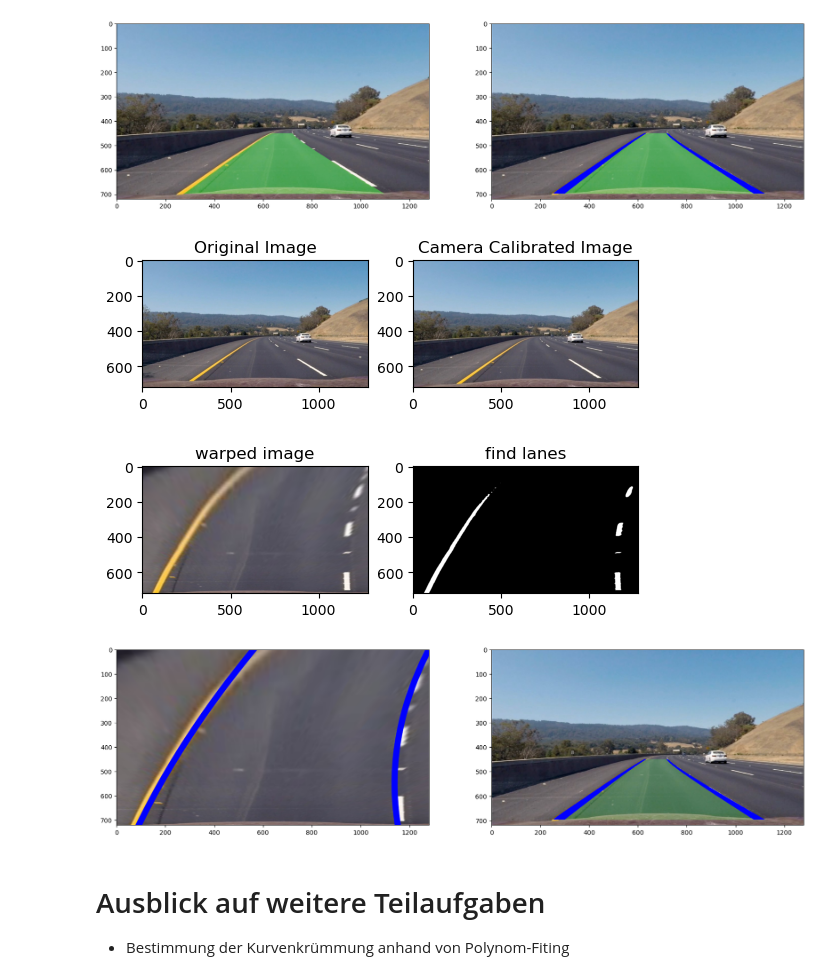
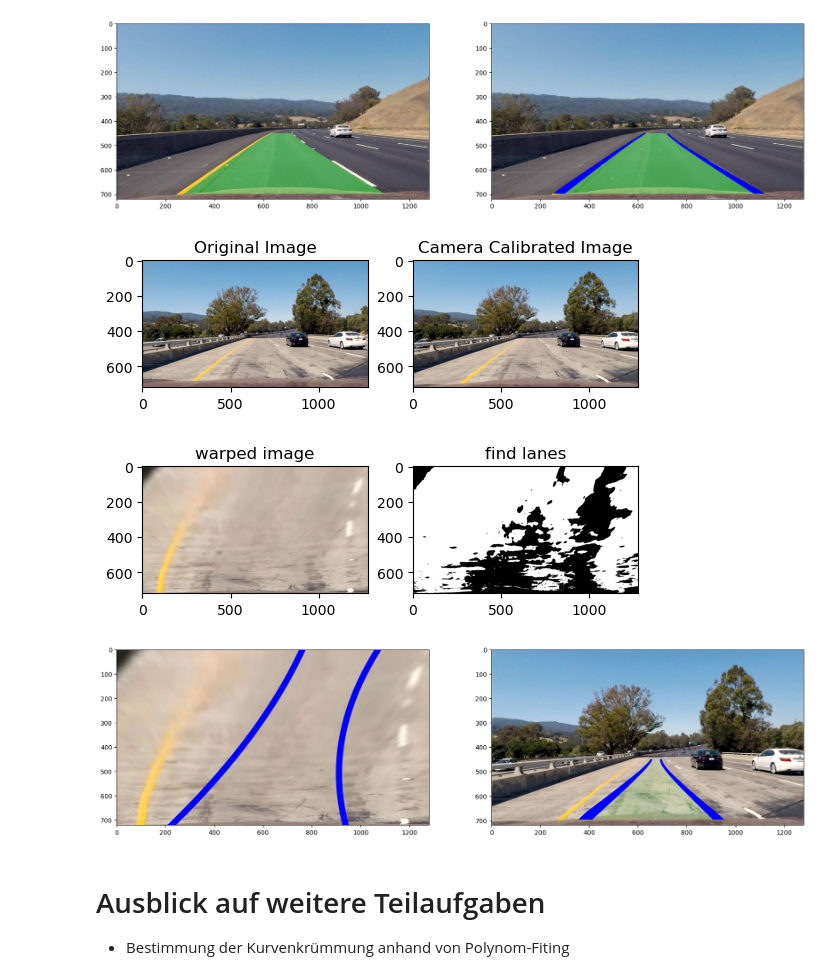
Before and after one commit to viccistrobel/DBV_Spurerkennung, a Jupyter notebook: Projekt_Spurerkennung_v6/Projekt_Spurerkennung_v2.ipynb, the cells around one changed output. Saved outputs shown, nothing was run; the diff lists cells and outputs as text; code cells hidden in the pictures.

```diff
--- a/Projekt_Spurerkennung_v6/Projekt_Spurerkennung_v2.ipynb
+++ b/Projekt_Spurerkennung_v6/Projekt_Spurerkennung_v2.ipynb
@@ -291,7 +291,7 @@ plt.show()
 ## All Steps at once
 
 # Load example image
-img1 = cv.imread('./img/Udacity/image005.jpg', -1)
+img1 = cv.imread('./img/Udacity/image003.jpg', -1)
 plt.subplot(1,2,1)
 plt.imshow(cv.cvtColor(img1, cv.COLOR_BGR2RGB))
 plt.title('Original Image')
@@ -395,36 +395,36 @@ right_curve_stack = np.stack((right_xn, right_yn), axis=-1)
 
 # create array containing both lines
 pts = np.array([left_curve_stack, right_curve_stack[::-1]], np.int32)
 pts = pts.reshape((-1,1,2))
 
 # fill space between lines with (green) polygon
 cv.fillPoly(warp_poly, [pts], (0,255,0))
 
 # Draw both lines in image (blue)
 cv.polylines(warp_lines, pts, isClosed = True, color = (255, 0, 0), thickness = 60)
 
 # transform poylgon back to original proportions
 M = cv.getPerspectiveTransform(dst,src)
 transform_back = cv.warpPerspective(warp_poly,M,(w, h))
 
 # overlay polygon with limited opacity onto road
 original_overlayed = img1
 original_overlayed = cv.addWeighted(transform_back, alpha, original_overlayed, 1-alpha, 1)
 original_overlayed = np.where(transform_back == 0, img1, original_overlayed)
 
 # transform lines back to original proportions
 transform_back = cv.warpPerspective(warp_lines,M,(w, h))
 original_overlayed[:,:,0] = np.where(transform_back[:,:,0] == 255, 255, original_overlayed[:,:,0])
 original_overlayed[:,:,1] = np.where(transform_back[:,:,0] == 255, 0, original_overlayed[:,:,1])
 original_overlayed[:,:,2] = np.where(transform_back[:,:,0] == 255, 0, original_overlayed[:,:,2])
 
 plt.subplot(1,2,2)
 plt.imshow(cv.cvtColor(original_overlayed, cv.COLOR_BGR2RGB))
 plt.show()
 # %% [output]
-[figure, old version]
+[figure, new version]
-[figure, old version]
+[figure, new version]
-[figure, old version]
+[figure, new version]
 # %% [markdown]
 # Ausblick auf weitere Teilaufgaben
 - Bestimmung der Kurvenkrümmung anhand von Polynom-Fiting
```
Also changed, not shown: 1 other file.
